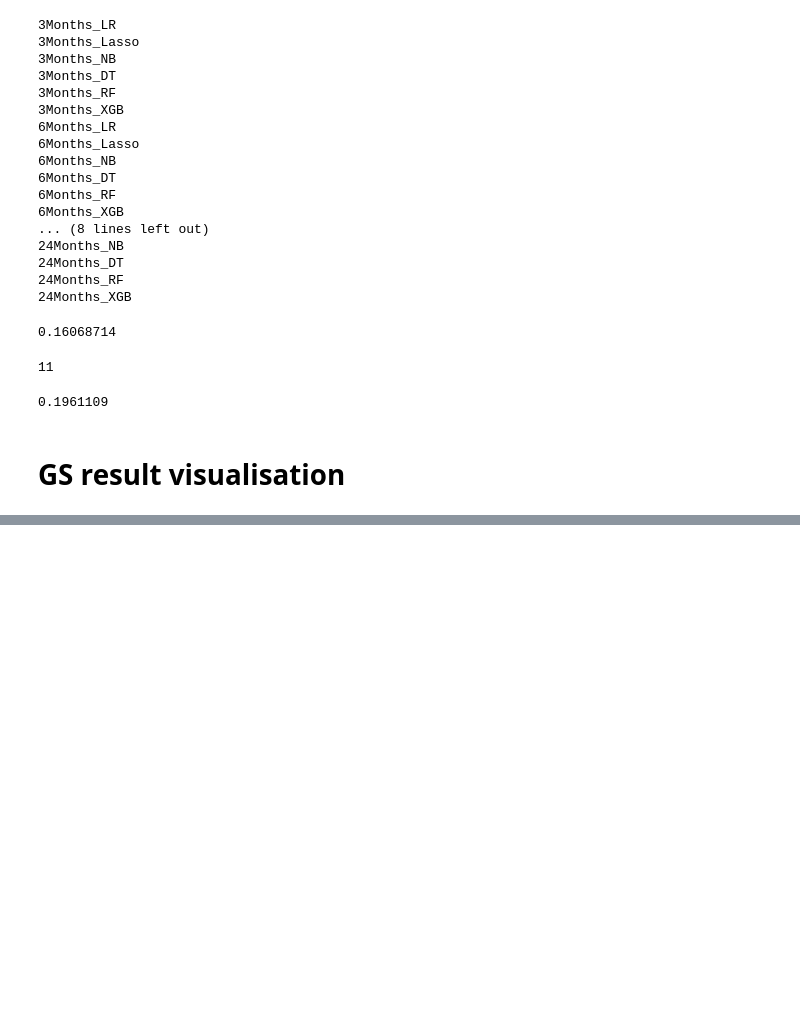
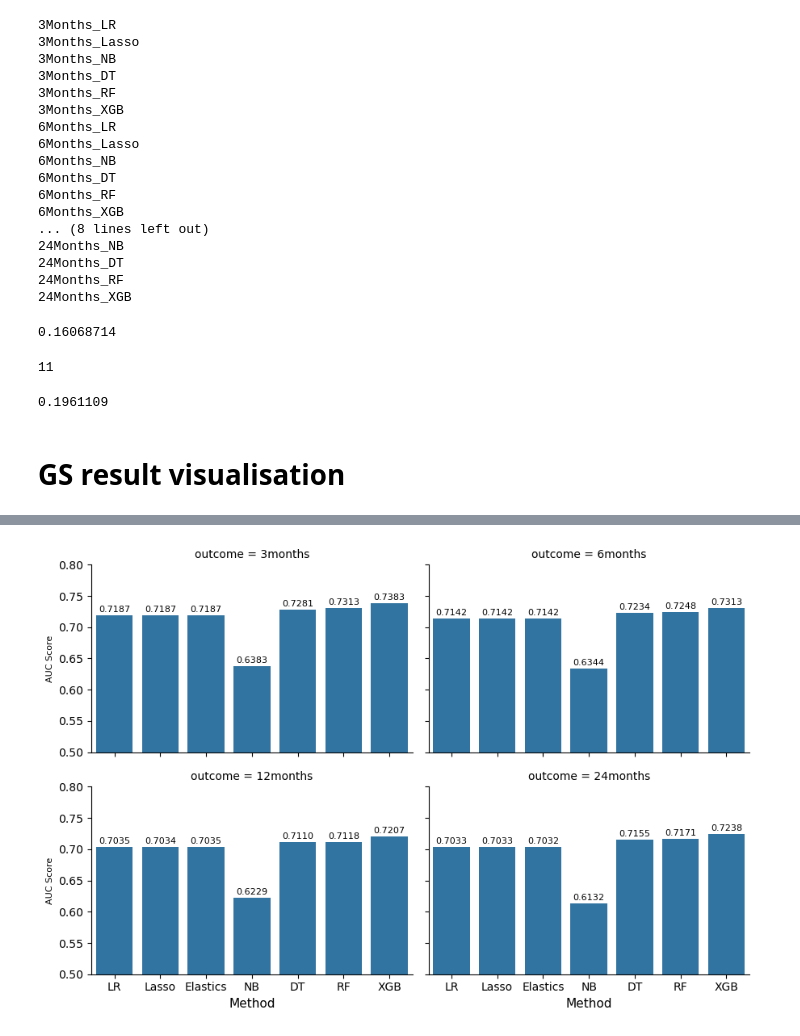
Before and after one commit to abudiarto/Asthma-python, a Jupyter notebook: processing_GS_result.ipynb, the cells around one changed output, grey strips where cells are left out. Saved outputs shown, nothing was run; the diff lists cells and outputs as text; code cells hidden in the pictures; blank space fills up the shorter version.

```diff
--- a/processing_GS_result.ipynb
+++ b/processing_GS_result.ipynb
@@ -107,3 +135,16 @@ Text(0.5, 28.999999999999986, 'Method')
+# %%
+g = sns.FacetGrid(result, col='outcome', col_wrap=2, height=3, aspect=1.5, ylim=(0.5, 0.8))
+g.map(sns.barplot, 'model', 'best_score', order=result.model.unique()).add_legend()
+
+for ax in g.axes:
+    for p in ax.patches:
+             ax.annotate("%.4f" % p.get_height(), (p.get_x() + p.get_width() / 2., p.get_height()),
+                 ha='center', va='center', fontsize=8, color='black', xytext=(0, 5),
+                 textcoords='offset points')
+    ax.set_ylabel('AUC Score', fontsize=8)
+    ax.set_xlabel('Method', fontsize=11)
+# %% [output]
+[figure, added]
 # %%
 result
 # %% [output]
```
Also changed, not shown: parts of 8 cells of this notebook, 6 other files.
